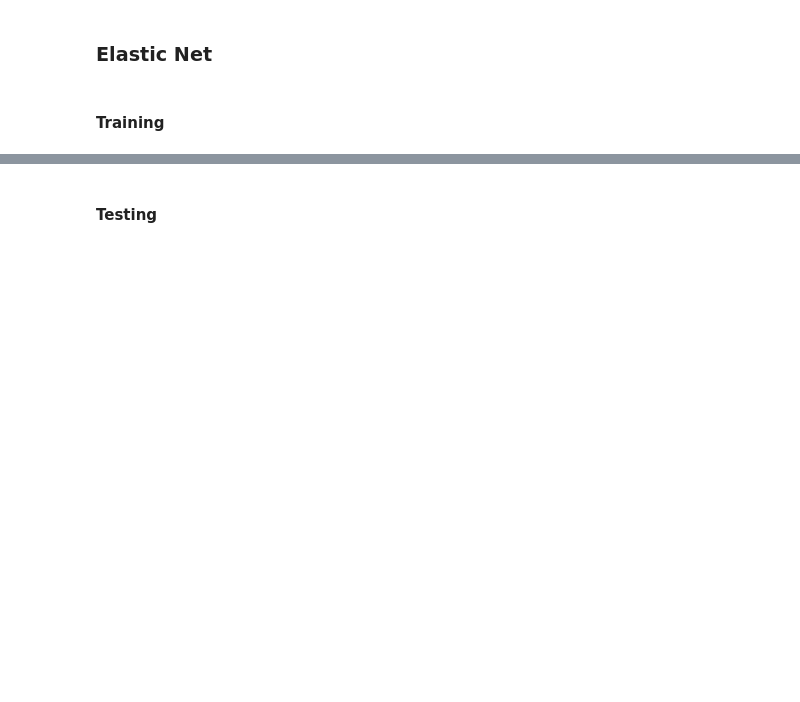
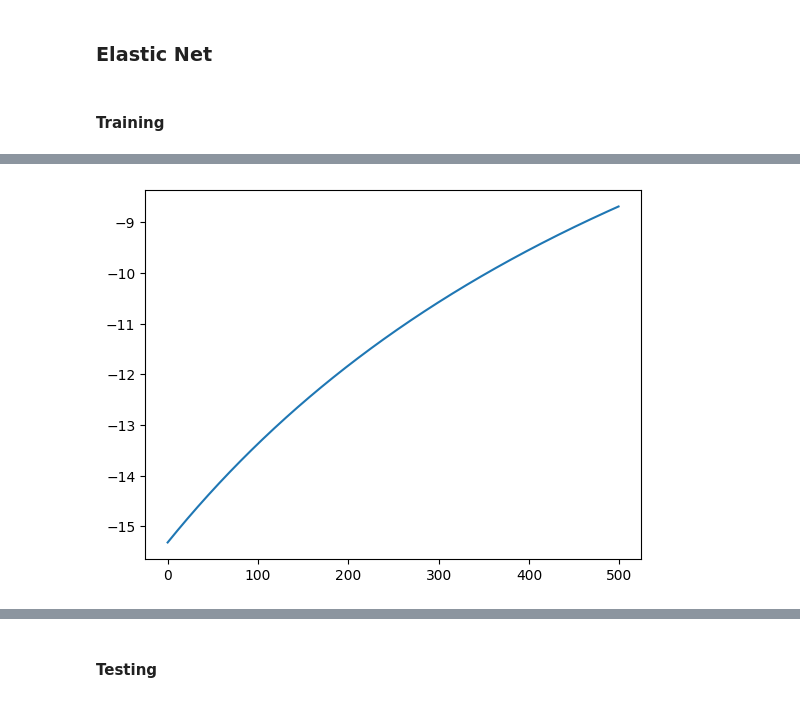
Before and after one commit to JuliIglesias/Inteligencia-Artificial, a Jupyter notebook: TP_1_Base_Bernardez,_Iglesias,_Rickert.ipynb, the cells around one changed output, grey strips where cells are left out. Cells and saved outputs as stored; diff of their text form; code cells hidden in the pictures; blank space fills up the shorter version.

```diff
--- a/TP_1_Base_Bernardez,_Iglesias,_Rickert.ipynb
+++ b/TP_1_Base_Bernardez,_Iglesias,_Rickert.ipynb
@@ -811,7 +876,7 @@ En comparacion con la regresion lineal sin regularizacion no parece haber cambia
 ### Ridge
 # %%
 class RidgeRegression:
-    def __init__(self, hypothesis, alpha = 1, step_size=0.00005, max_iter=100000, eps=1e-10,theta_0=None, verbose=True):
+    def __init__(self, hypothesis, alpha=1, step_size=0.00005, max_iter=100000, eps=1e-10, theta_0=None, verbose=True):
         self.theta = theta_0
         self.step_size = step_size
         self.max_iter = max_iter
@@ -823,33 +888,33 @@ class RidgeRegression:
     def fit(self, x, y):
         iternumber = 0
         if self.theta is None:
-          self.theta = np.zeros(x.shape[1])
+            self.theta = np.zeros(x.shape[1])
 
         while iternumber < self.max_iter:
             iternumber += 1
 
             predicted_probabilities = self.predict(x)
 
-            error = predicted_probabilities -y
+            error = predicted_probabilities - y
 
-            gradient = np.dot(x.transpose(),error)
+            gradient = np.dot(x.transpose(), error) + 2 * self.alpha * self.theta
 
             if self.verbose:
-                print(str(iternumber)+' '+str(np.sum(error)))
+                print(str(iternumber) + ' ' + str(np.sum(error)))
 
             theta_old = self.theta
             self.theta = self.theta - self.step_size * gradient
-            if (abs(self.theta-theta_old) < self.eps).all():
+            if (abs(self.theta - theta_old) < self.eps).all():
                 break
 
         return self.theta
 
     def predict(self, x):
-      return self.hypothesis(x,self.theta)
+        return self.hypothesis(x, self.theta)
 # %% [markdown]
 Al igual que para Lasso, el mejor alpha de los que fueron probados fue 0.0001, asi que lo volveremos a usar
 # %% [markdown]
 #### Training
 # %%
-ridge_reg = RidgeRegression(model,step_size=0.00005, alpha=0.0001)
-ridge_reg.fit(X_train,y_train)
+ridge_reg = RidgeRegression(model, step_size=0.00005, alpha=0.0001, max_iter=1000)
+ridge_reg.fit(X_train, y_train)
@@ -896,7 +1003,8 @@ plt.show()
 ### Elastic Net
 # %%
 class ElasticNetRegression:
-    def __init__(self, hypothesis, alpha = 5, beta = 0.2 , step_size=0.00005, max_iter=100000, eps=1e-10,theta_0=None, verbose=True):
+    def __init__(self, hypothesis, alpha=5, beta=0.2, step_size=0.00005, max_iter=100000, eps=1e-10, theta_0=None,
+                 verbose=True):
         self.theta = theta_0
         self.step_size = step_size
         self.max_iter = max_iter
@@ -911,18 +1019,18 @@ class ElasticNetRegression:
     def fit(self, x, y):
         iternumber = 0
         if self.theta is None:
-          self.theta = np.zeros(x.shape[1])
+            self.theta = np.zeros(x.shape[1])
 
         while iternumber < self.max_iter:
             iternumber += 1
 
             predicted_probabilities = self.predict(x)
 
-            error = predicted_probabilities -y
+            error = predicted_probabilities - y
 
-            gradient = np.dot(x.transpose(),error)
-            if self.verbose and iternumber % 1 == 0:
-                print(str(iternumber)+' '+str(np.sum(error)))
+            gradient = np.dot(x.transpose(), error) + self.alpha * (self.beta*2*self.theta + (1-self.beta)*np.sign(self.theta))
+            if self.verbose:
+                print(str(iternumber) + ' ' + str(np.sum(error)))
 
             theta_old = self.theta
 
@@ -932,18 +1040,18 @@ class ElasticNetRegression:
 
             self.theta = self.theta - self.step_size * gradient
 
-            if (abs(self.theta-theta_old) < self.eps).all():
+            if (abs(self.theta - theta_old) < self.eps).all():
                 break
 
         return self.theta
 
     def predict(self, x):
-      return self.hypothesis(x,self.theta)
+        return self.hypothesis(x, self.theta)
 
     def coefs(self):
-      return self.theta
+        return self.theta
 # %% [markdown]
 #### Training
 # %%
-en_reg = ElasticNetRegression(model,step_size=0.00003, alpha=0.0001, beta = 0.5,max_iter=100000)
-thetas = en_reg.fit(X_train,y_train)
+en_reg = ElasticNetRegression(model, step_size=0.00003, alpha=0.0001, beta=0.5, max_iter=1000)
+thetas = en_reg.fit(X_train, y_train)
@@ -950,6 +1076,8 @@ thetas = en_reg.fit(X_train,y_train)
 # %%
-plt.plot(np.array(en_reg.losses)[5000:])
+plt.plot(np.array(en_reg.losses)[500:5000])
 plt.show()
+# %% [output]
+[figure, added]
 # %%
 import matplotlib.pyplot as plt
 plt.figure(figsize=(15,15))
```
Also changed, not shown: parts of 20 cells of this notebook.
